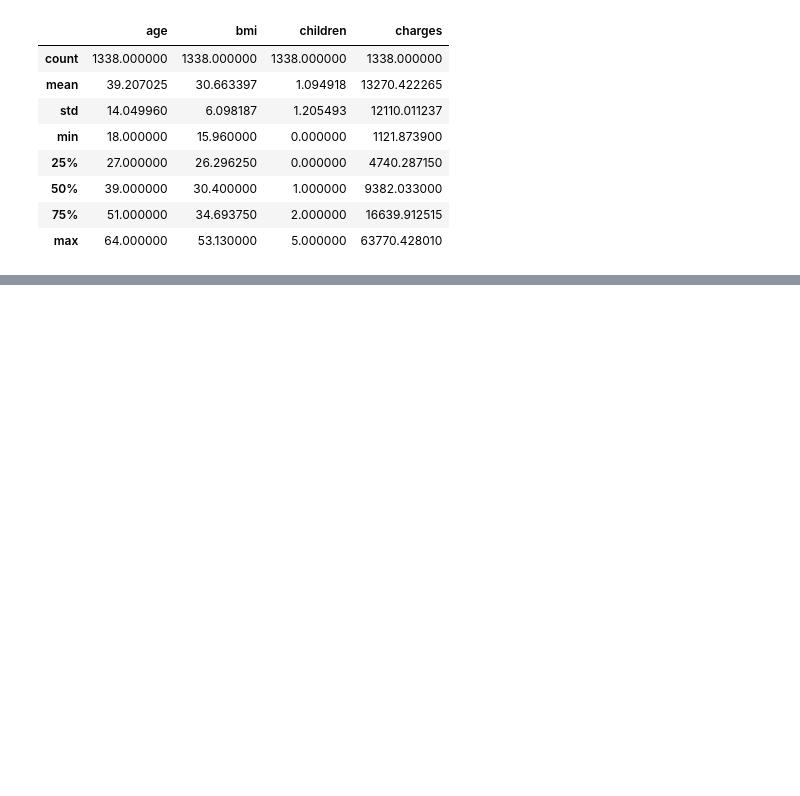
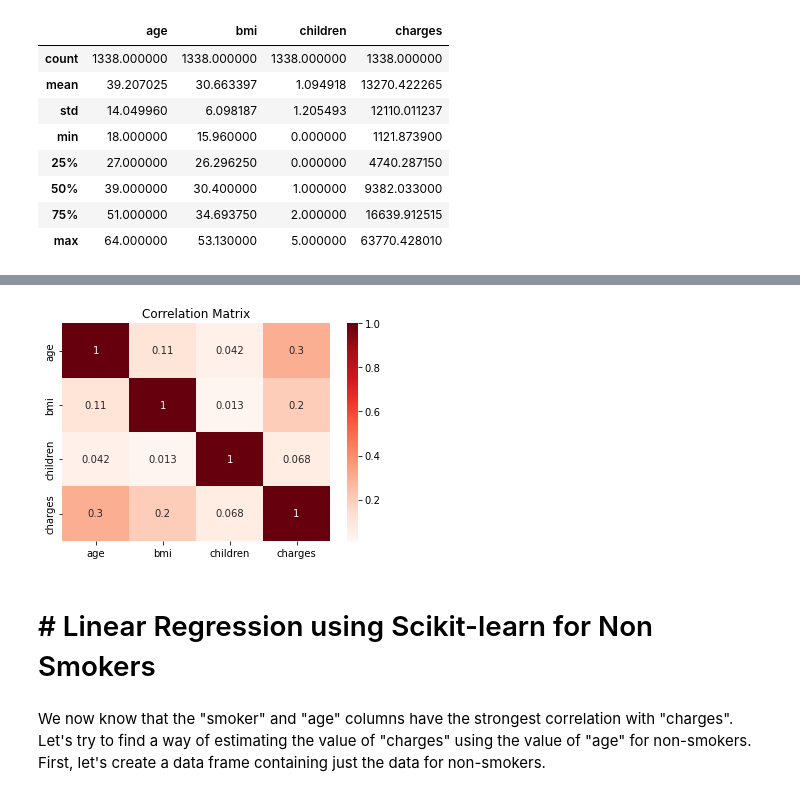
Before and after one commit to Knyazhna/UWFinTech_Group4_Project2, a Jupyter notebook: Predicting_health_insurance_cost.ipynb, the cells around one changed output, grey strips where cells are left out. Cells and saved outputs as stored; diff of their text form; code cells hidden in the pictures; blank space fills up the shorter version.

```diff
--- a/Predicting_health_insurance_cost.ipynb
+++ b/Predicting_health_insurance_cost.ipynb
@@ -64,0 +143,9 @@ insurance_df.describe()
+# %%
+sns.heatmap(insurance_df.corr(), cmap='Reds', annot=True)
+plt.title('Correlation Matrix');
+# %% [output]
+[figure, added]
+# %% [markdown]
+# # Linear Regression using Scikit-learn for Non Smokers
+# %% [markdown]
+We now know that the "smoker" and "age" columns have the strongest correlation with "charges". Let's try to find a way of estimating the value of "charges" using the value of "age" for non-smokers. First, let's create a data frame containing just the data for non-smokers.
```
Also changed, not shown: parts of 41 cells of this notebook, 1 other file.
